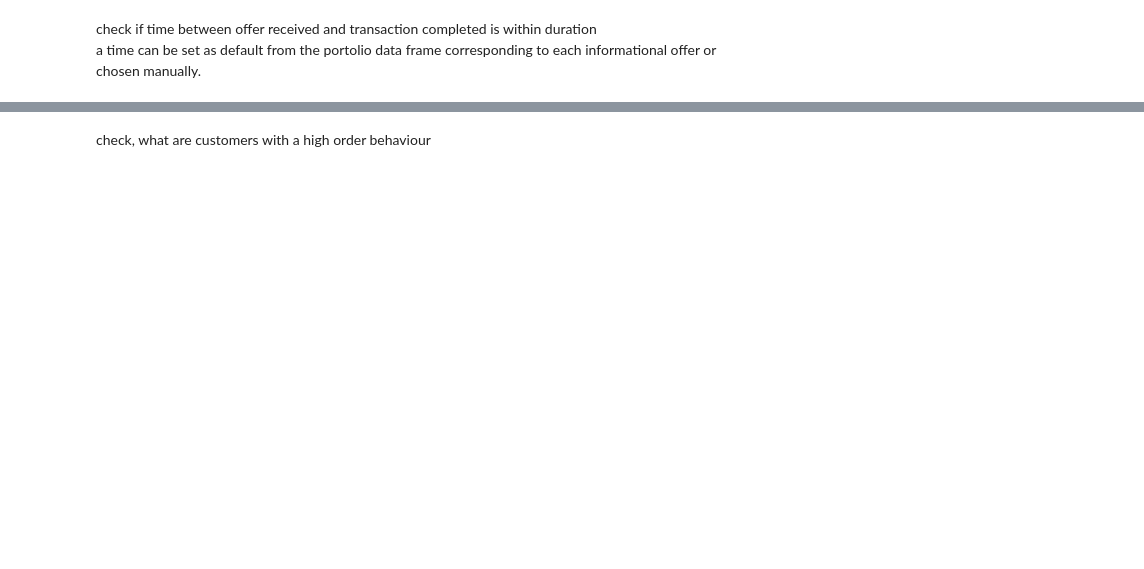
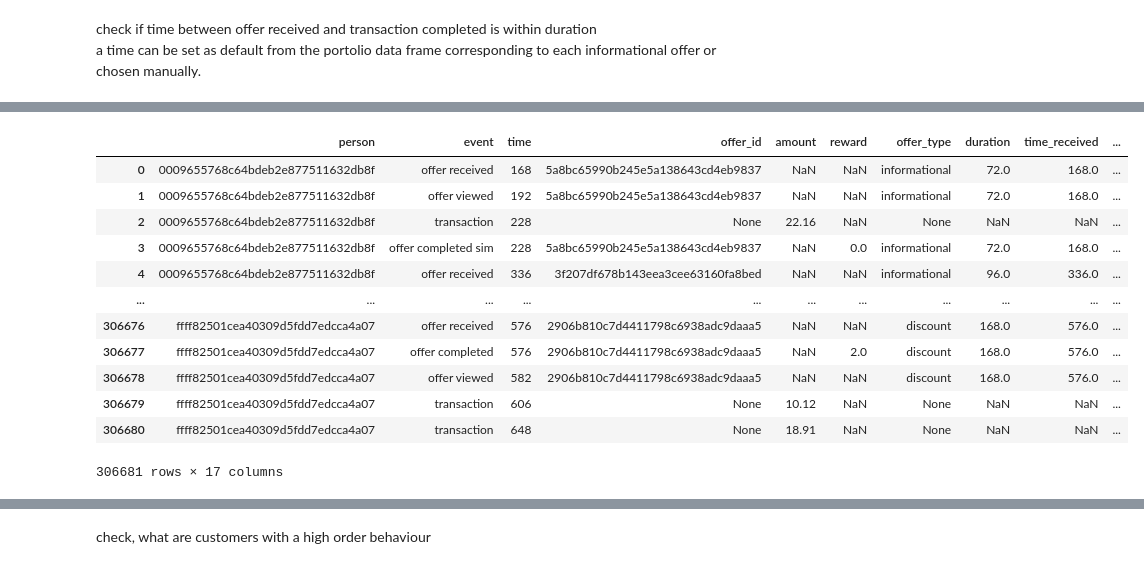
Before and after one commit to udacityML/capstone_starbucks, a Jupyter notebook: Starbucks_Capstone_preprocessing.ipynb, the cells around one changed output, grey strips where cells are left out. Cells and saved outputs as stored; diff of their text form; code cells hidden in the pictures; blank space fills up the shorter version.

```diff
--- a/Starbucks_Capstone_preprocessing.ipynb
+++ b/Starbucks_Capstone_preprocessing.ipynb
@@ -356,0 +600,7 @@ trans
+# %%
+channel_list=[]
+for channels in portfolio.channels:
+    for channel in channels:
+        channel_list.append(channel)
+channel_list = list(set(channel_list))
+channel_list
@@ -356,0 +611,7 @@ trans
+# %%
+for i, row in portfolio.iterrows():
+    for channel in channel_list:
+        if channel in row.channels:
+            portfolio.loc[i,channel]=1
+        else:
+            portfolio.loc[i,channel]=0
@@ -356,0 +627,18 @@ trans
+# %%
+merge_orig_view_2 = pd.merge(merge_orig_view_1,portfolio[['difficulty','id','mobile','email','social','web']], how='left',left_on='offer_id',right_on='id').drop('id',axis=1)
+# %%
+merge_orig_view_2
+# %% [output]
+|  | person | event | time | offer_id | amount | reward | offer_type | duration | time_received | ... |
+| 0 | 0009655768c64bdeb2e877511632db8f | offer received | 168 | 5a8bc65990b245e5a138643cd4eb9837 | NaN | NaN | informational | 72.0 | 168.0 | ... |
+| 1 | 0009655768c64bdeb2e877511632db8f | offer viewed | 192 | 5a8bc65990b245e5a138643cd4eb9837 | NaN | NaN | informational | 72.0 | 168.0 | ... |
+| 2 | 0009655768c64bdeb2e877511632db8f | transaction | 228 | None | 22.16 | NaN | None | NaN | NaN | ... |
+| 3 | 0009655768c64bdeb2e877511632db8f | offer completed sim | 228 | 5a8bc65990b245e5a138643cd4eb9837 | NaN | 0.0 | informational | 72.0 | 168.0 | ... |
+| 4 | 0009655768c64bdeb2e877511632db8f | offer received | 336 | 3f207df678b143eea3cee63160fa8bed | NaN | NaN | informational | 96.0 | 336.0 | ... |
+| ... | ... | ... | ... | ... | ... | ... | ... | ... | ... | ... |
+| 306676 | ffff82501cea40309d5fdd7edcca4a07 | offer received | 576 | 2906b810c7d4411798c6938adc9daaa5 | NaN | NaN | discount | 168.0 | 576.0 | ... |
+| 306677 | ffff82501cea40309d5fdd7edcca4a07 | offer completed | 576 | 2906b810c7d4411798c6938adc9daaa5 | NaN | 2.0 | discount | 168.0 | 576.0 | ... |
+| 306678 | ffff82501cea40309d5fdd7edcca4a07 | offer viewed | 582 | 2906b810c7d4411798c6938adc9daaa5 | NaN | NaN | discount | 168.0 | 576.0 | ... |
+| 306679 | ffff82501cea40309d5fdd7edcca4a07 | transaction | 606 | None | 10.12 | NaN | None | NaN | NaN | ... |
+| 306680 | ffff82501cea40309d5fdd7edcca4a07 | transaction | 648 | None | 18.91 | NaN | None | NaN | NaN | ... |
+306681 rows × 17 columns
```
Also changed, not shown: parts of 74 cells of this notebook.
